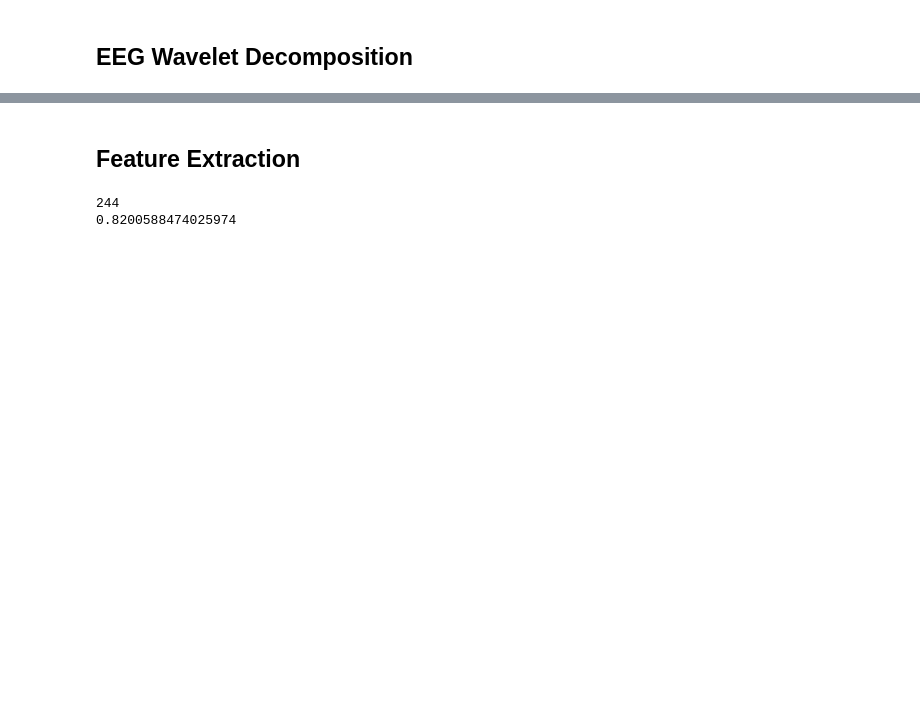
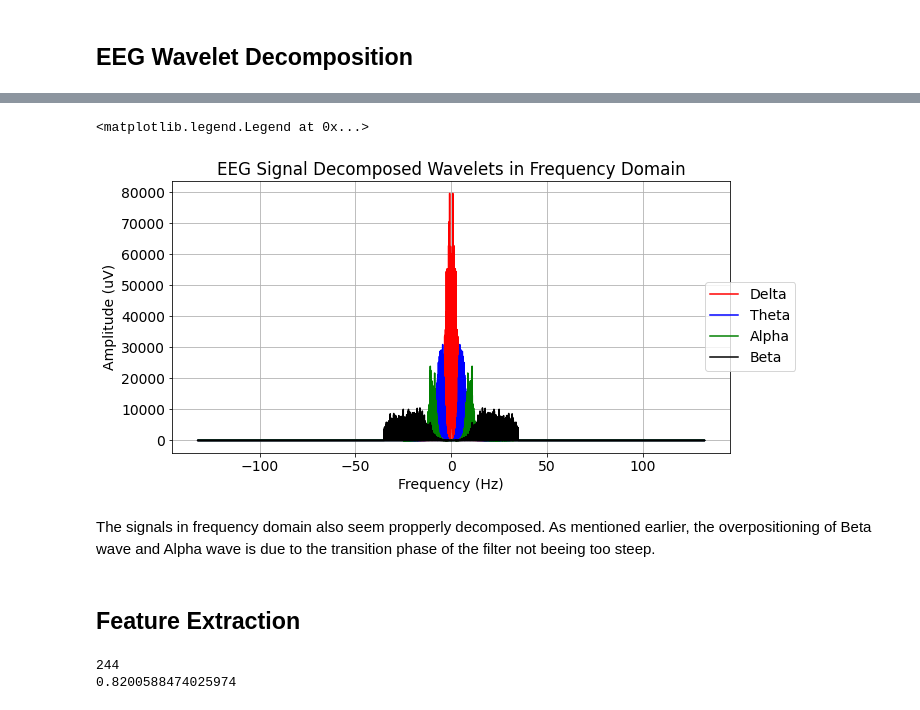
Before and after one commit to Farzini/SigPro_project, a Jupyter notebook: EEGprocessing.ipynb, the cells around one changed output, grey strips where cells are left out. Saved outputs shown, nothing was run; the diff lists cells and outputs as text; code cells hidden in the pictures; blank space fills up the shorter version.

```diff
--- a/EEGprocessing.ipynb
+++ b/EEGprocessing.ipynb
@@ -171,3 +225,29 @@ plt.figlegend(
+# %%
+amplitude_delta, sample_freq_delta, delta_fft = my_fft(df_eeg_decomposed["delta"].values)
+amplitude_theta, sample_freq_theta, theta_fft = my_fft(df_eeg_decomposed["theta"].values)
+amplitude_alpha, sample_freq_alpha, alpha_fft = my_fft(df_eeg_decomposed["alpha"].values)
+amplitude_beta, sample_freq_beta, beta_fft = my_fft(df_eeg_decomposed["beta"].values)
+# %%
+fig = plt.figure()
+fig.set_figheight(5)
+fig.set_figwidth(10)
+plt.plot(sample_freq_delta, amplitude_delta, 'r')
+plt.plot(sample_freq_theta, amplitude_theta, 'b')
+plt.plot(sample_freq_alpha, amplitude_alpha, 'g')
+plt.plot(sample_freq_beta, amplitude_beta, 'k')
+plt.xlabel('Frequency (Hz)')
+plt.ylabel('Amplitude (uV)')
+plt.title('EEG Signal Decomposed Wavelets in Frequency Domain')
+plt.grid()
+plt.figlegend(
+    labels = ('Delta', 'Theta', 'Alpha', 'Beta'),
+    loc = 'center right',
+    frameon = True)
+# %% [output]
+<matplotlib.legend.Legend at 0x...>
+[figure, added]
+# %% [markdown]
+The signals in frequency domain also seem propperly decomposed. As mentioned earlier, the overpositioning of Beta wave and Alpha wave is due to the transition phase of the filter not beeing too steep.
 # %% [markdown]
 ## Feature Extraction
 # %%
```
Also changed, not shown: parts of 15 cells of this notebook.
